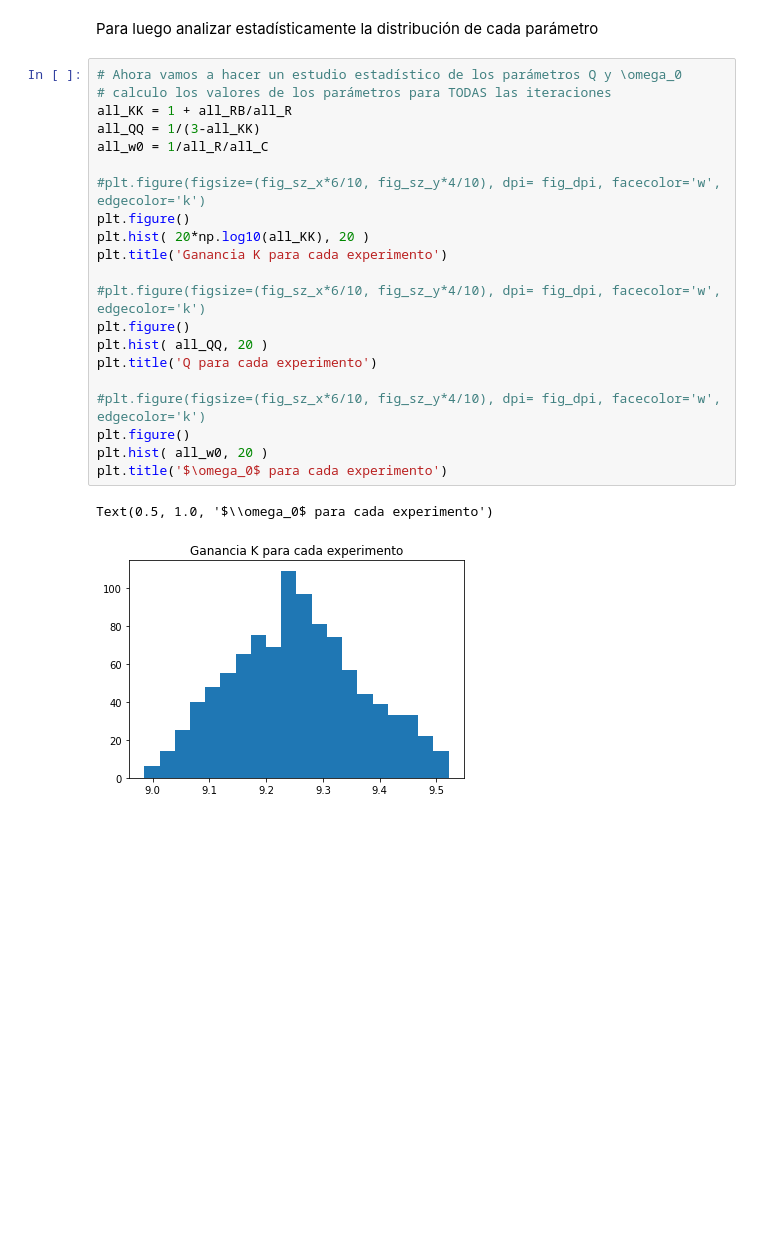
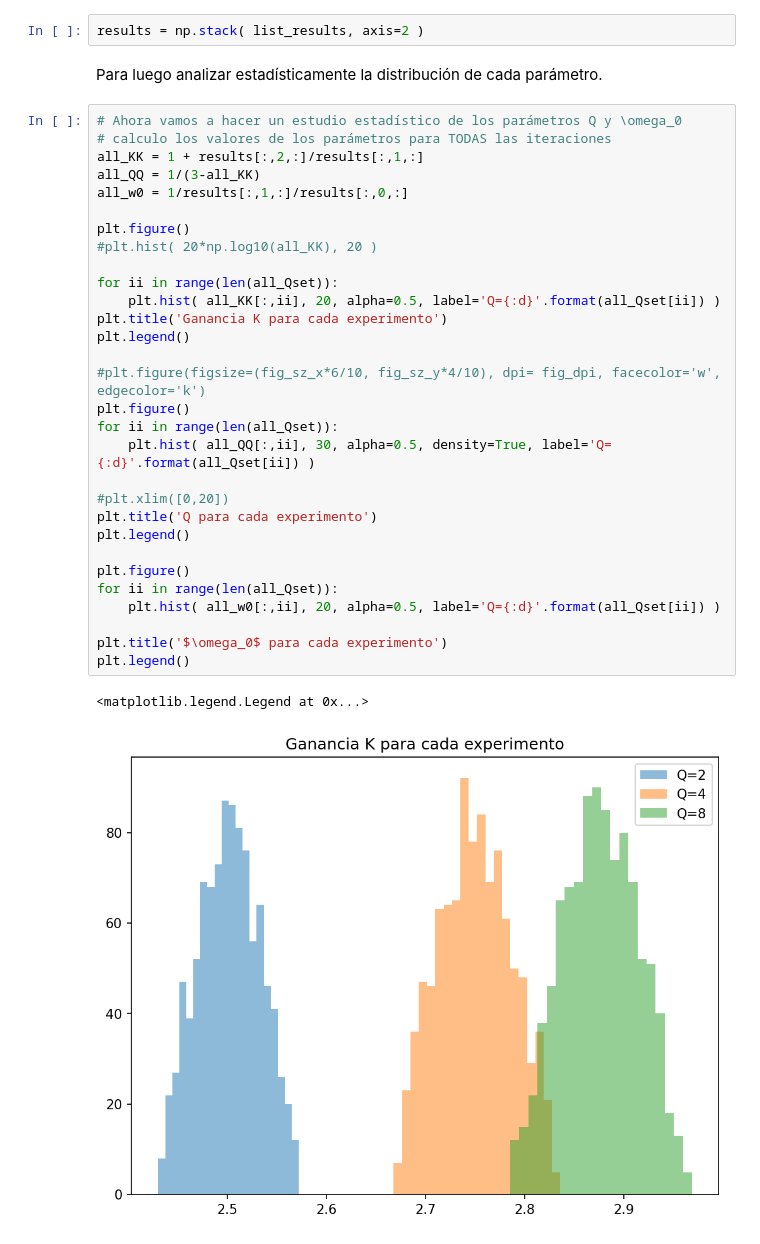
Before and after one commit to marianux/tc2, a Jupyter notebook: Sallen-Key sensibilidad.ipynb, the cells around one changed output. Saved outputs shown, nothing was run; the diff lists cells and outputs as text; blank space fills up the shorter version.

```diff
--- a/Sallen-Key sensibilidad.ipynb
+++ b/Sallen-Key sensibilidad.ipynb
@@ -176,26 +382,37 @@ $\displaystyle \frac{2.9 }{s^2 + s \frac{  1}{ 10} +   1^2}$
+# %%
+results = np.stack( list_results, axis=2 )
 # %% [markdown]
-Para luego analizar estadísticamente la distribución de cada parámetro
+Para luego analizar estadísticamente la distribución de cada parámetro.
 # %%
 # Ahora vamos a hacer un estudio estadístico de los parámetros Q y \omega_0
 # calculo los valores de los parámetros para TODAS las iteraciones
-all_KK = 1 + all_RB/all_R
+all_KK = 1 + results[:,2,:]/results[:,1,:]
 all_QQ = 1/(3-all_KK)
-all_w0 = 1/all_R/all_C
+all_w0 = 1/results[:,1,:]/results[:,0,:]
+
+plt.figure()
+#plt.hist( 20*np.log10(all_KK), 20 )
+
+for ii in range(len(all_Qset)):
+    plt.hist( all_KK[:,ii], 20, alpha=0.5, label='Q={:d}'.format(all_Qset[ii]) )
+plt.title('Ganancia K para cada experimento')
+plt.legend()
 
 #plt.figure(figsize=(fig_sz_x*6/10, fig_sz_y*4/10), dpi= fig_dpi, facecolor='w', edgecolor='k')
 plt.figure()
-plt.hist( 20*np.log10(all_KK), 20 )
-plt.title('Ganancia K para cada experimento')
+for ii in range(len(all_Qset)):
+    plt.hist( all_QQ[:,ii], 30, alpha=0.5, density=True, label='Q={:d}'.format(all_Qset[ii]) )
 
-#plt.figure(figsize=(fig_sz_x*6/10, fig_sz_y*4/10), dpi= fig_dpi, facecolor='w', edgecolor='k')
+#plt.xlim([0,20])
+plt.title('Q para cada experimento')
+plt.legend()
+
 plt.figure()
-plt.hist( all_QQ, 20 )
-plt.title('Q para cada experimento')
+for ii in range(len(all_Qset)):
+    plt.hist( all_w0[:,ii], 20, alpha=0.5, label='Q={:d}'.format(all_Qset[ii]) )
 
-#plt.figure(figsize=(fig_sz_x*6/10, fig_sz_y*4/10), dpi= fig_dpi, facecolor='w', edgecolor='k')
-plt.figure()
-plt.hist( all_w0, 20 )
 plt.title('$\omega_0$ para cada experimento')
+plt.legend()
 # %% [output]
-Text(0.5, 1.0, '$\\omega_0$ para cada experimento')
+<matplotlib.legend.Legend at 0x...>
-[figure, old version]
+[figure, new version]
```
Also changed, not shown: parts of 20 cells of this notebook, 2 other files.
